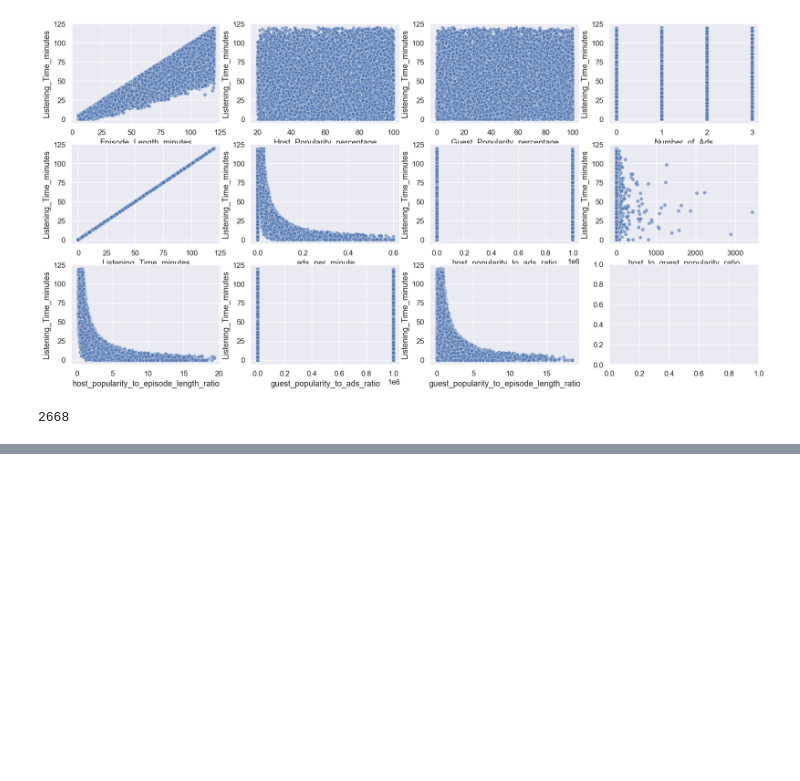
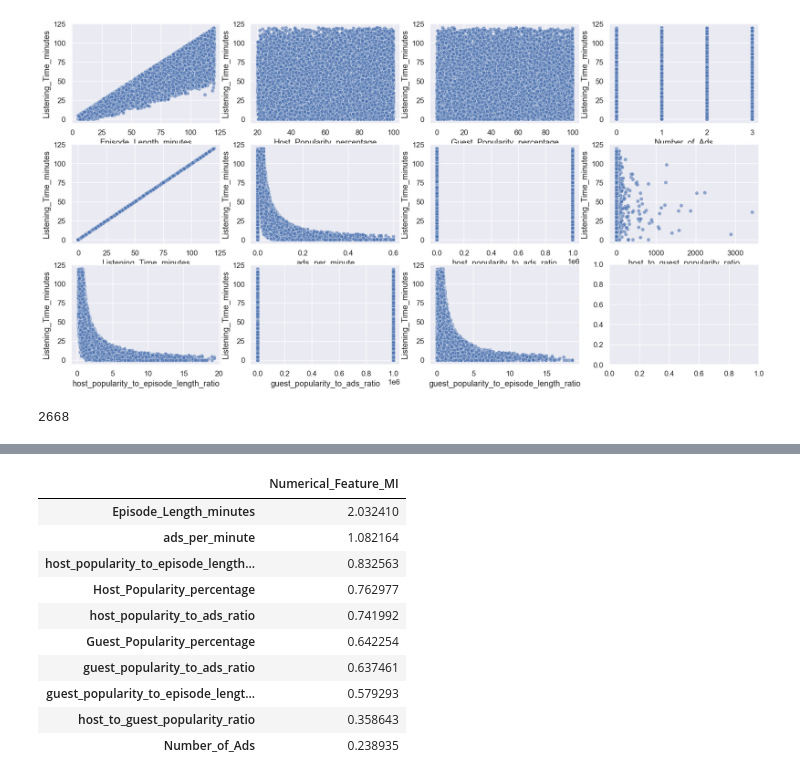
Before and after one commit to acrusedev/Audio-Engagement-Challenge, a Jupyter notebook: eda.ipynb, the cells around one changed output, grey strips where cells are left out. Drawn from its saved outputs; the diff is of its cells as text; code cells hidden in the pictures; blank space fills up the shorter version.

```diff
--- a/eda.ipynb
+++ b/eda.ipynb
@@ -181,0 +216,31 @@ rows_deleted_count
+# %%
+"""
+    Mutual information measure. It is capable of measuring more complex relationships between features and target variable.
+    The ranking shows which features are the most influential for the target variable.
+"""
+
+from sklearn.feature_selection import mutual_info_regression
+
+updated_numerical_features = numerical_features.copy()
+updated_numerical_features.remove('Listening_Time_minutes')
+mutual_df = train_df[updated_numerical_features]
+
+y = train_df['Listening_Time_minutes']
+
+mutual_info = mutual_info_regression(mutual_df.fillna(0), y, random_state=1)
+
+mutual_info = pd.Series(mutual_info)
+mutual_info.index = mutual_df.columns
+pd.DataFrame(mutual_info.sort_values(ascending=False), columns = ["Numerical_Feature_MI"] ).style.background_gradient("cool")
+# %% [output]
+|  | Numerical_Feature_MI |
+| Episode_Length_minutes | 2.032410 |
+| ads_per_minute | 1.082164 |
+| host_popularity_to_episode_length... | 0.832563 |
+| Host_Popularity_percentage | 0.762977 |
+| host_popularity_to_ads_ratio | 0.741992 |
+| Guest_Popularity_percentage | 0.642254 |
+| guest_popularity_to_ads_ratio | 0.637461 |
+| guest_popularity_to_episode_lengt... | 0.579293 |
+| host_to_guest_popularity_ratio | 0.358643 |
+| Number_of_Ads | 0.238935 |
```
Also changed, not shown: parts of 1 cell of this notebook.
